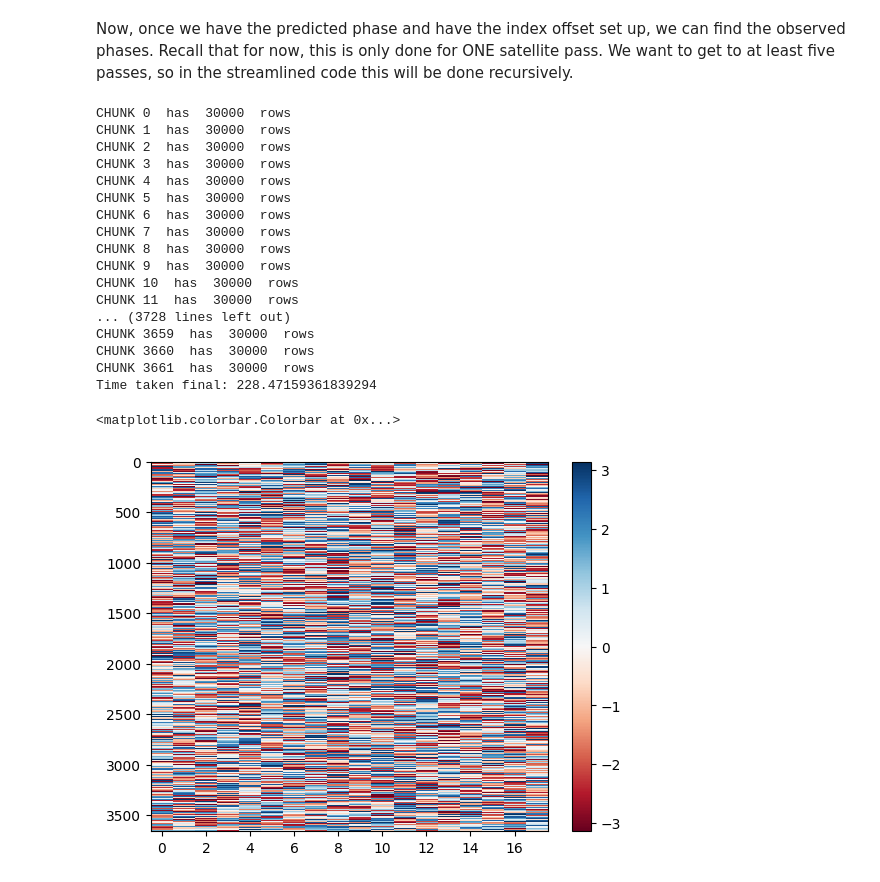
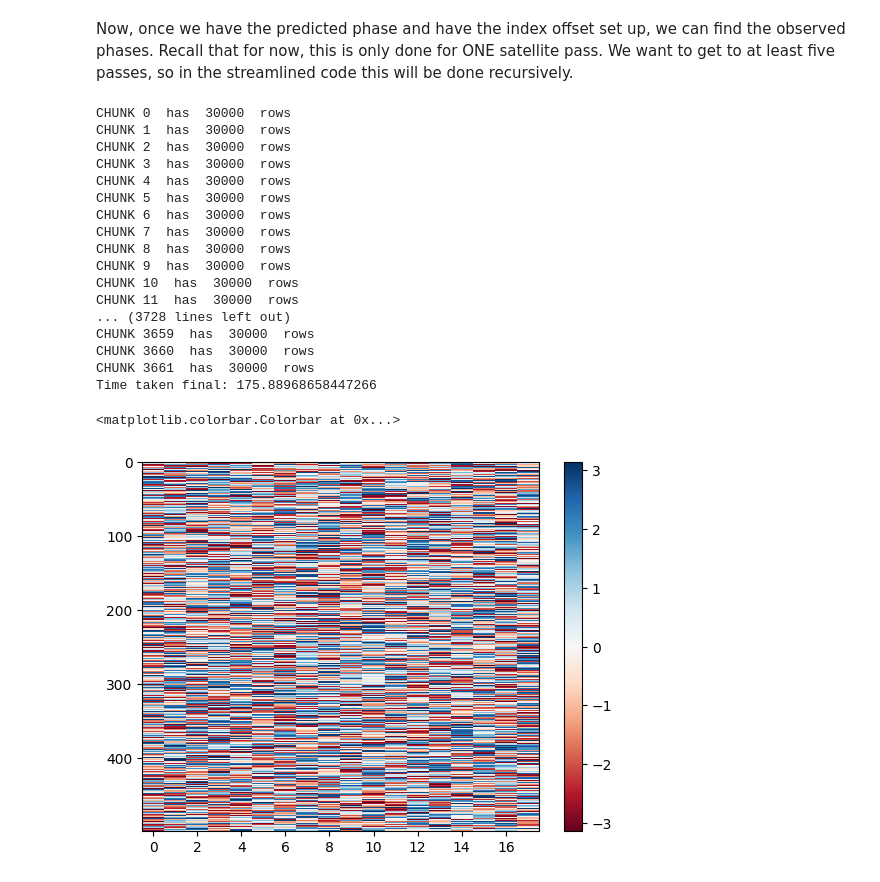
Before and after one commit to ALBATROS-Experiment/albatros_analysis, a Jupyter notebook: scripts/coord_calib.ipynb, the cells around one changed output. Saved outputs shown, nothing was run; the diff lists cells and outputs as text; code cells hidden in the pictures.

```diff
--- a/scripts/coord_calib.ipynb
+++ b/scripts/coord_calib.ipynb
@@ -164,10 +164,10 @@ pulse_idx = 0
 t_start += time_offsets[pulse_idx]
 t_end += time_offsets[pulse_idx]
 
-files_a1, idx1 = butils.get_init_info(t_start_pulse, t_end_pulse, a1_path)
-files_a2, idx2 = butils.get_init_info(t_start_pulse, t_end_pulse, a2_path)
+files_a1, idx1 = butils.get_init_info(t_start, t_end, a1_path)
+files_a2, idx2 = butils.get_init_info(t_start, t_end, a2_path)
 
-idx_correction=109993-100000
+idx_correction=  87125-100000
 if idx_correction>0:
     idx1+=idx_correction
 else:
@@ -224,16 +224,16 @@ CHUNK 11  has  30000  rows
 CHUNK 3659  has  30000  rows
 CHUNK 3660  has  30000  rows
 CHUNK 3661  has  30000  rows
-Time taken final: 228.47159361839294
+Time taken final: 175.88968658447266
 # %%
 #plot visibility phase for the whole time
 vis_phase = np.angle(visibility_phased)
 # vis_phase_1clk = np.angle(visibility_1clk)
-plt.imshow(vis_phase[:,:], aspect='auto',cmap='RdBu',interpolation="none")
+plt.imshow(vis_phase[:500,:], aspect='auto',cmap='RdBu',interpolation="none")
 plt.colorbar()
 # %% [output]
 <matplotlib.colorbar.Colorbar at 0x...>
-[figure, old version]
+[figure, new version]
 # %%
 #for part of the time
 isolated_time = 800
```
Also changed, not shown: parts of 3 cells of this notebook, 8 other files.
